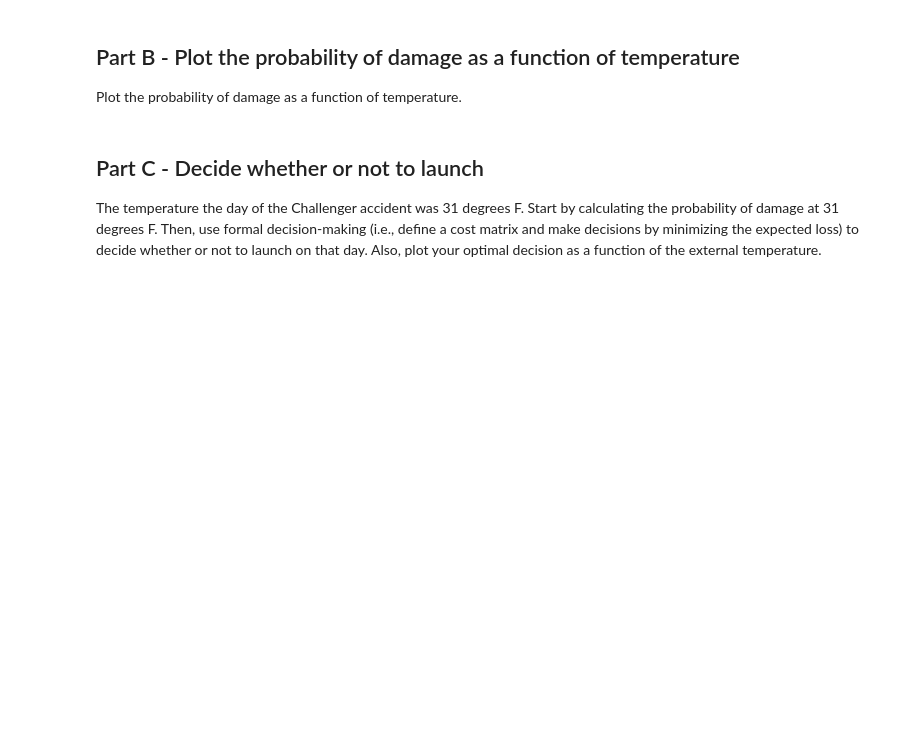
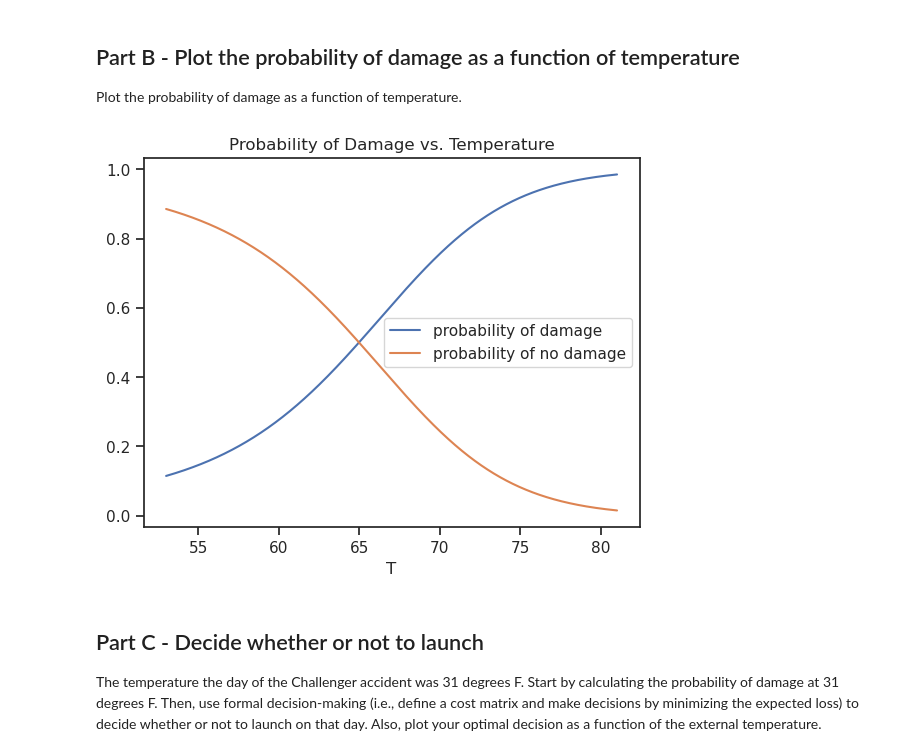
Before and after one commit to zeligerstav/data-analytics-se, a Jupyter notebook: lecturebook/homework/homework-04.ipynb, the cells around one changed output. Saved outputs shown, nothing was run; the diff lists cells and outputs as text; code cells hidden in the pictures; blank space fills up the shorter version.

```diff
--- a/lecturebook/homework/homework-04.ipynb
+++ b/lecturebook/homework/homework-04.ipynb
@@ -986,3 +1370,3 @@ x
 # %%
-y = clean_data['Damage Incident'].values.astype(np.float)
+y = clean_data['Damage Incident'].values.astype(float)
 y
@@ -997,3 +1382,14 @@ Just use a very simple model so that you don't overfit.
+# %%
+# your code here - Repeat as many text and code blocks as you like
+#### Fitting Our Model and checking variance####
+d = 2
+import sklearn.preprocessing
+import sklearn.linear_model
+
+polynomial = sklearn.preprocessing.PolynomialFeatures(d)
+Phis = polynomial.fit_transform(x[:,None])
+
+model = sklearn.linear_model.LogisticRegression(fit_intercept = False, penalty = None).fit(Phis,y)
 # %% [markdown]
 ## Part B - Plot the probability of damage as a function of temperature
 Plot the probability of damage as a function of temperature.
@@ -1002,3 +1396,17 @@ Plot the probability of damage as a function of temperature.
+# %%
+# your code here
+xx = np.linspace(np.min(x),np.max(x),1000)
+Phi_xx = polynomial.fit_transform(xx[:,None])
+pred = model.predict_proba(Phi_xx)
+
+fig,ax = plt.subplots()
+ax.plot(xx,pred[:,0],label='probability of damage')
+ax.plot(xx,pred[:,1],label='probability of no damage')
+ax.legend(loc='best')
+ax.set_xlabel('T')
+ax.set_title('Probability of Damage vs. Temperature');
+# %% [output]
+[figure, added]
 # %% [markdown]
 ## Part C - Decide whether or not to launch
 
```
Also changed, not shown: parts of 20 cells of this notebook, 2 other files.
